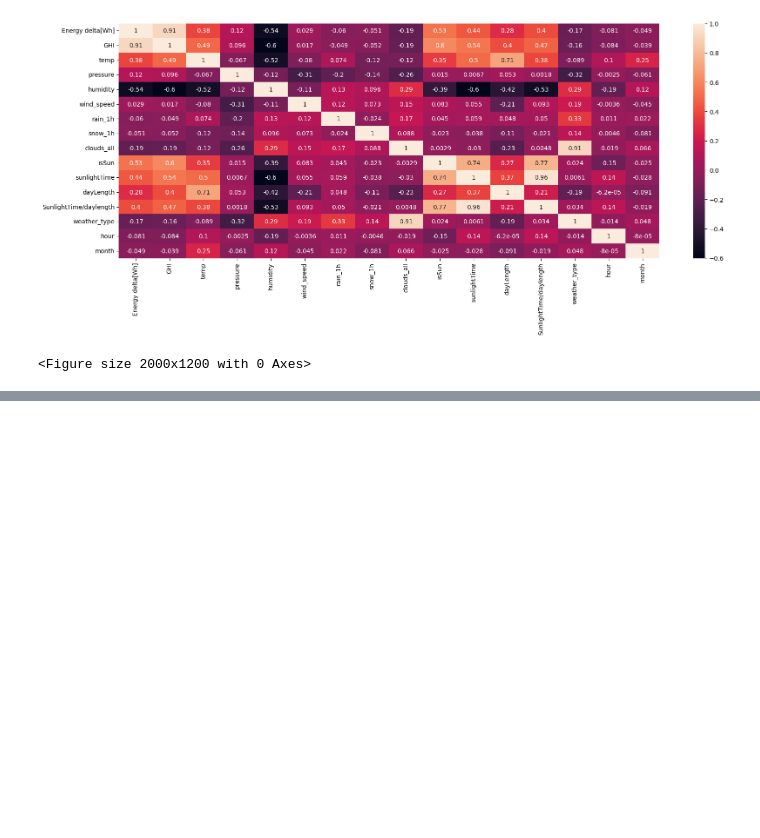
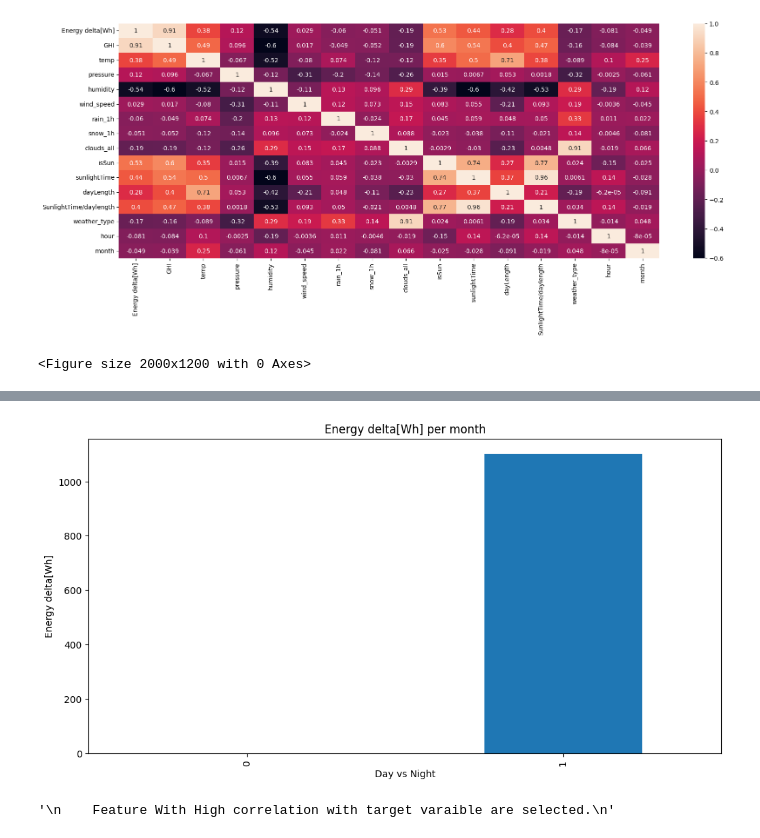
Before and after one commit to KaraniAbdellah/Solar_Energy_Prediction, a Jupyter notebook: explore_renewable_dataset.ipynb, the cells around one changed output, grey strips where cells are left out. Drawn from its saved outputs; the diff is of its cells as text; code cells hidden in the pictures; blank space fills up the shorter version.

```diff
--- a/explore_renewable_dataset.ipynb
+++ b/explore_renewable_dataset.ipynb
@@ -107,7 +107,7 @@ plt.show()
 # Group The Data by IsSun and Month and weather_type
 # df["IsSun"].unique()
 # df["month"].unique()
-df.groupby("isSun").mean()
-df.groupby("weather_type").mean()
+df0 = df.groupby("weather_type").mean()
 df2 = df.groupby("month").mean()
-df2
+df1 = df.groupby("isSun").mean()
+df1
@@ -121,5 +129,21 @@ df3.plot()
+# %%
+df[np.array(df["isSun"] == 0)]
+# Visual Energy delta[Wh] values in Day vs Night
+df1["Energy delta[Wh]"].plot(kind="bar", figsize=(12,6))
+
+plt.xlabel("Day vs Night")
+plt.ylabel("Energy delta[Wh]")
+plt.title("Energy delta[Wh] per month")
+plt.show()
+# %% [output]
+[figure, added]
 # %%
 # Feature Selection:
 '''
-    Feature With High correlation with target varaible are selected.
+    - Feature With High correlation with target varaible are selected.
+        --> sometime we find some features usefull and no linear. --> is not good way to based on just correlation
+    -
+    src: https://www.youtube.com/watch?v=tqpIyvCl4fI
 '''
+# %% [output]
+'\n    Feature With High correlation with target varaible are selected.\n'
```
Also changed, not shown: parts of 10 cells of this notebook.
